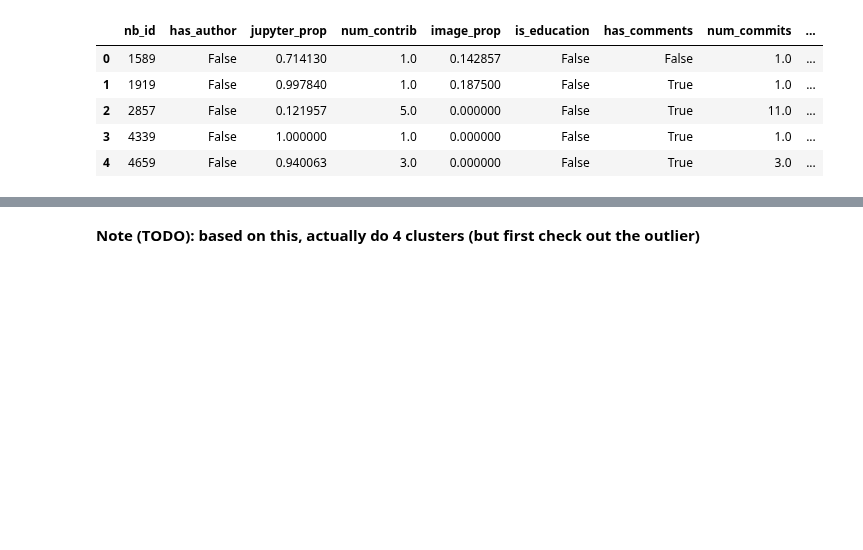
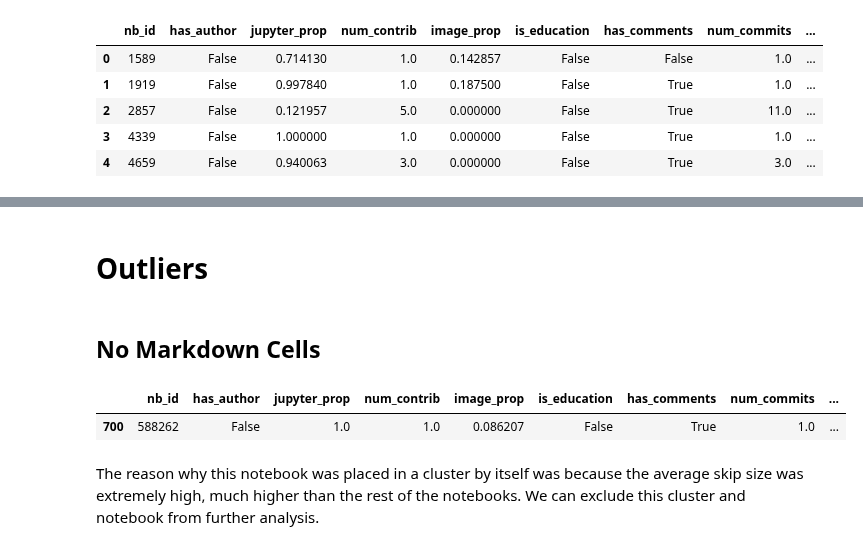
Before and after one commit to Isabel-Gan/quantifying-notebook-features, a Jupyter notebook: output/complete-runs/analysis/mixed-data-clustering.ipynb, the cells around one changed output, grey strips where cells are left out. Cells and saved outputs as stored; diff of their text form; code cells hidden in the pictures; blank space fills up the shorter version.

Commit message:
outlier analysis for no markdown cell group

```diff
--- a/output/complete-runs/analysis/mixed-data-clustering.ipynb
+++ b/output/complete-runs/analysis/mixed-data-clustering.ipynb
@@ -640,8 +640,19 @@ no_md_labels_df['cluster'].value_counts()
 2     16
 4      1
 Name: cluster, dtype: int64
-# %% [markdown]
-**Note (TODO): based on this, actually do 4 clusters (but first check out the outlier)**
 # %%
 # extract labels to a csv
 no_md_labels_df.to_csv('cluster-data/no_markdown_group_clusters.csv')
+# %% [markdown]
+# Outliers
+# %% [markdown]
+## No Markdown Cells
+# %%
+# extract the single notebook in cluster 4
+outlier = no_md_labels_df[no_md_labels_df['cluster'] == 4]
+outlier
+# %% [output]
+|  | nb_id | has_author | jupyter_prop | num_contrib | image_prop | is_education | has_comments | num_commits | ... |
+| 700 | 588262 | False | 1.0 | 1.0 | 0.086207 | False | True | 1.0 | ... |
+# %% [markdown]
+The reason why this notebook was placed in a cluster by itself was because the average skip size was extremely high, much higher than the rest of the notebooks. We can exclude this cluster and notebook from further analysis.
```
Also changed, not shown: parts of 10 cells of this notebook.
